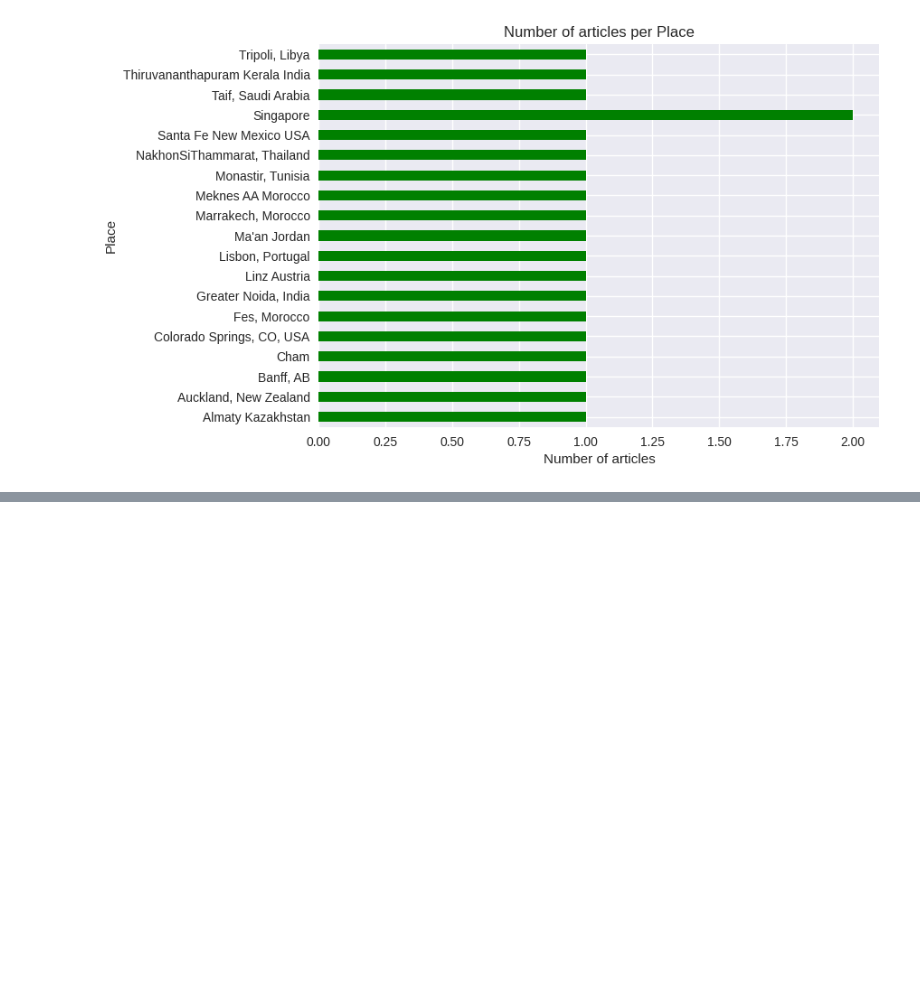
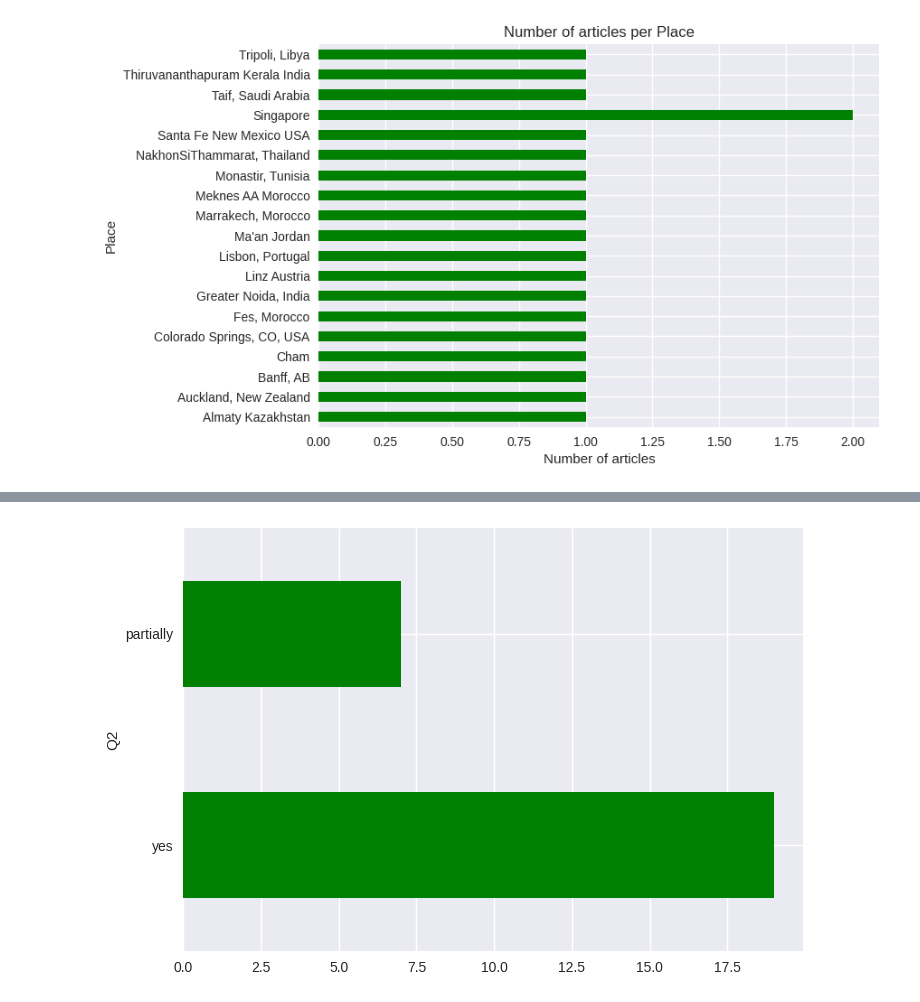
Before and after one commit to danimaniarqsoft/generative-ai-research, a Jupyter notebook: systematic-literature-review/notebook.ipynb, the cells around one changed output, grey strips where cells are left out. Saved outputs shown, nothing was run; the diff lists cells and outputs as text; code cells hidden in the pictures; blank space fills up the shorter version.

```diff
--- a/systematic-literature-review/notebook.ipynb
+++ b/systematic-literature-review/notebook.ipynb
@@ -125,0 +134,4 @@ plt.show()
+# %%
+q2 = articles_assessment['Q2'].value_counts().plot.barh(color='green')
+# %% [output]
+[figure, added]
```
Also changed, not shown: parts of 6 cells of this notebook, 1 other file.
